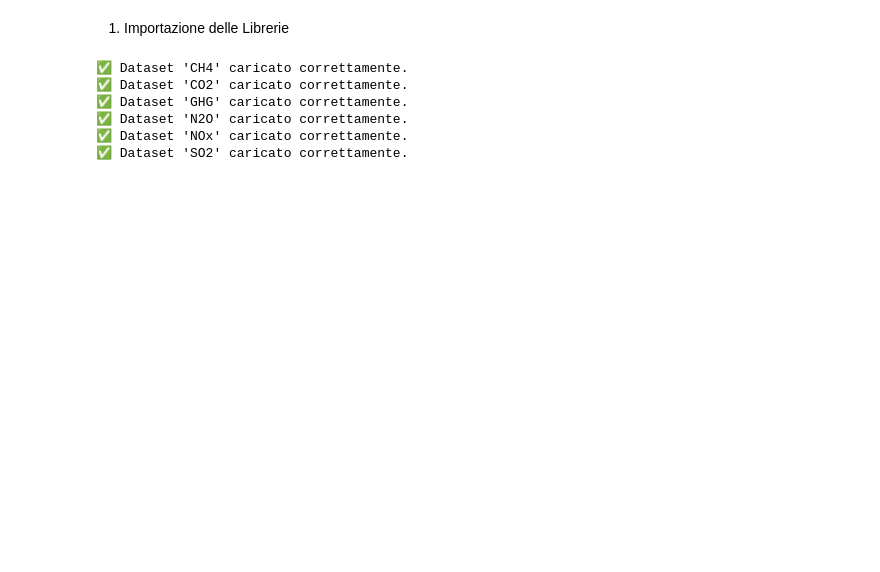
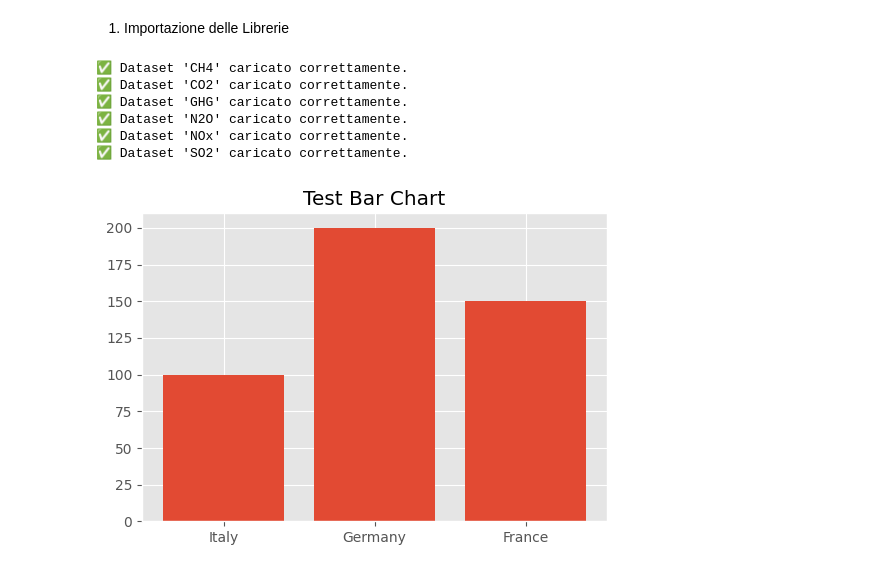
Before and after one commit to fabiozacavn/fabiozacavn.github.io, a Jupyter notebook: Fabio_Zacà_Aulab_Data_Analysis_Climate_Project.ipynb, the cells around one changed output. Saved outputs shown, nothing was run; the diff lists cells and outputs as text; code cells hidden in the pictures; blank space fills up the shorter version.

```diff
--- a/Fabio_Zacà_Aulab_Data_Analysis_Climate_Project.ipynb
+++ b/Fabio_Zacà_Aulab_Data_Analysis_Climate_Project.ipynb
@@ -71,0 +123,10 @@ dataframes_ue = {name: filter_eu_countries(df) for name, df in dataframes.items(
+# %%
+import matplotlib.pyplot as plt
+%matplotlib inline
+
+plt.figure(figsize=(6, 4))
+plt.bar(['Italy', 'Germany', 'France'], [100, 200, 150])
+plt.title("Test Bar Chart")
+plt.show()
+# %% [output]
+[figure, added]
```
Also changed, not shown: parts of 22 cells of this notebook.
